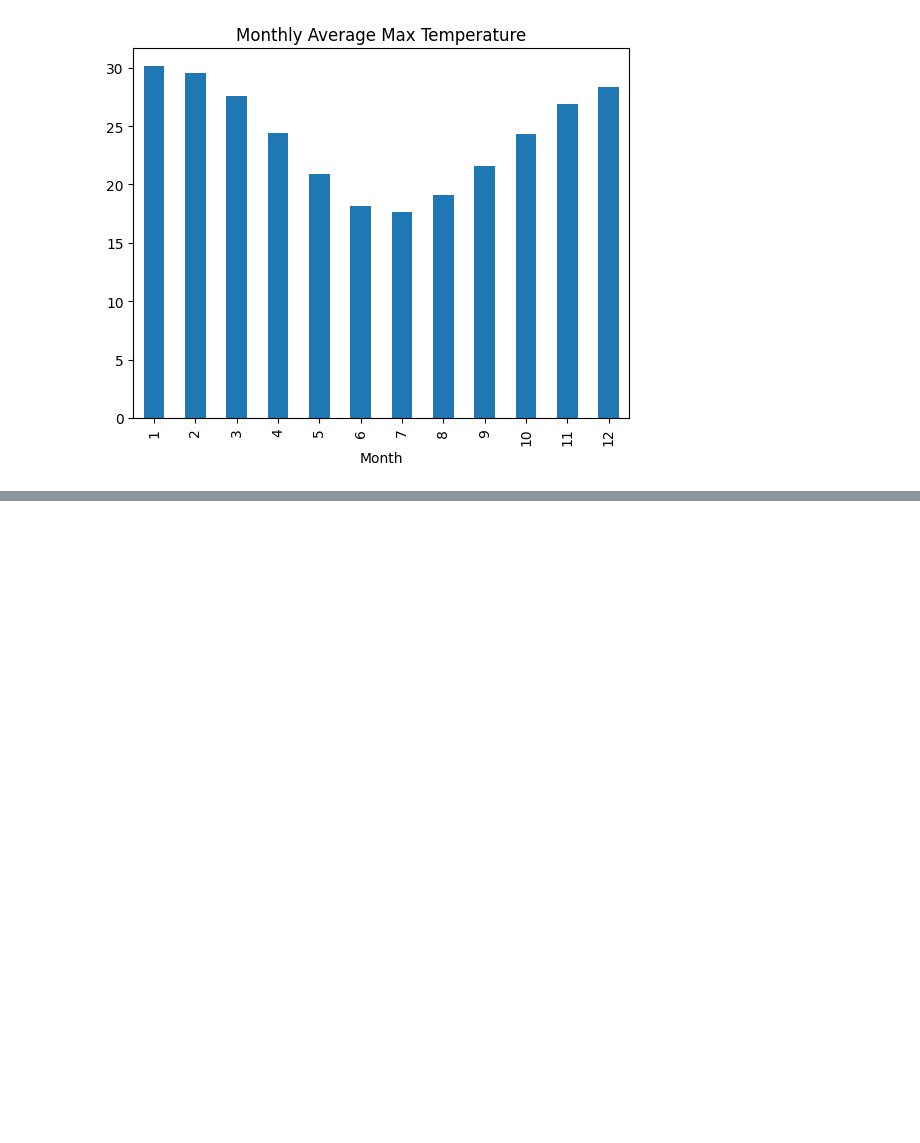
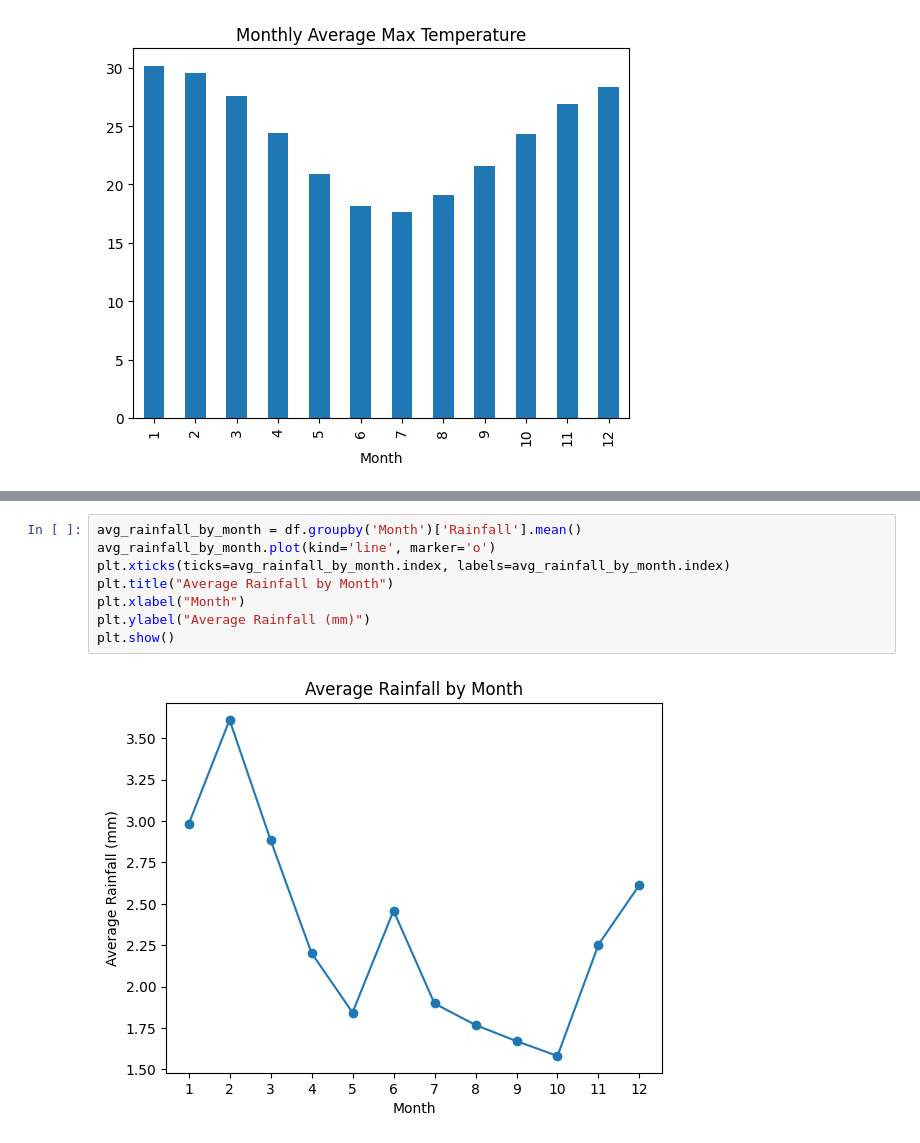
Before and after one commit to dzungpnguyen/rain-in-australia, a Jupyter notebook: data_exploration_analysis.ipynb, the cells around one changed output, grey strips where cells are left out. Drawn from its saved outputs; the diff is of its cells as text; blank space fills up the shorter version.

```diff
--- a/data_exploration_analysis.ipynb
+++ b/data_exploration_analysis.ipynb
@@ -552,0 +594,10 @@ plt.show()
+# %%
+avg_rainfall_by_month = df.groupby('Month')['Rainfall'].mean()
+avg_rainfall_by_month.plot(kind='line', marker='o')
+plt.xticks(ticks=avg_rainfall_by_month.index, labels=avg_rainfall_by_month.index)
+plt.title("Average Rainfall by Month")
+plt.xlabel("Month")
+plt.ylabel("Average Rainfall (mm)")
+plt.show()
+# %% [output]
+[figure, added]
```
Also changed, not shown: parts of 6 cells of this notebook.
